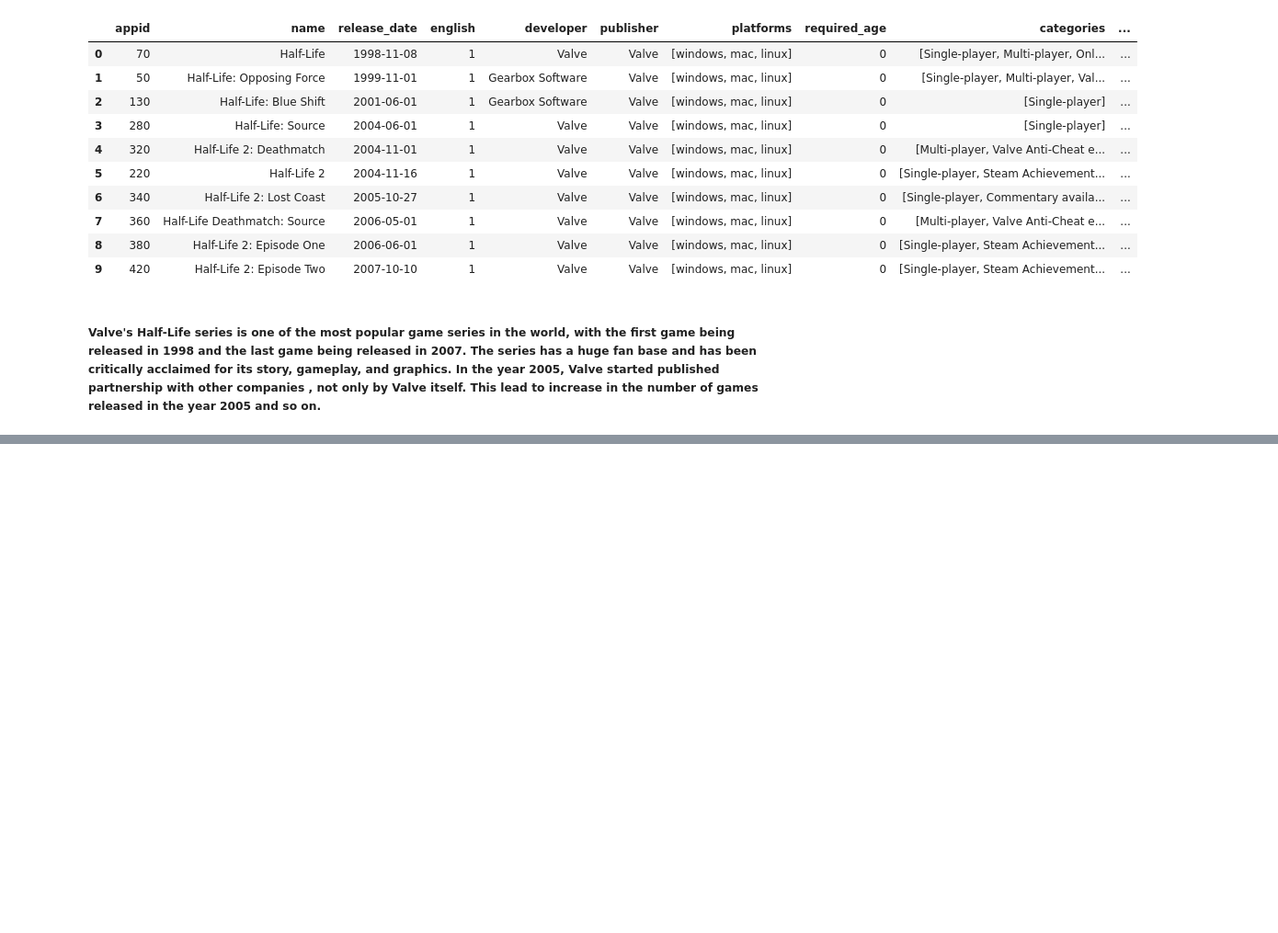
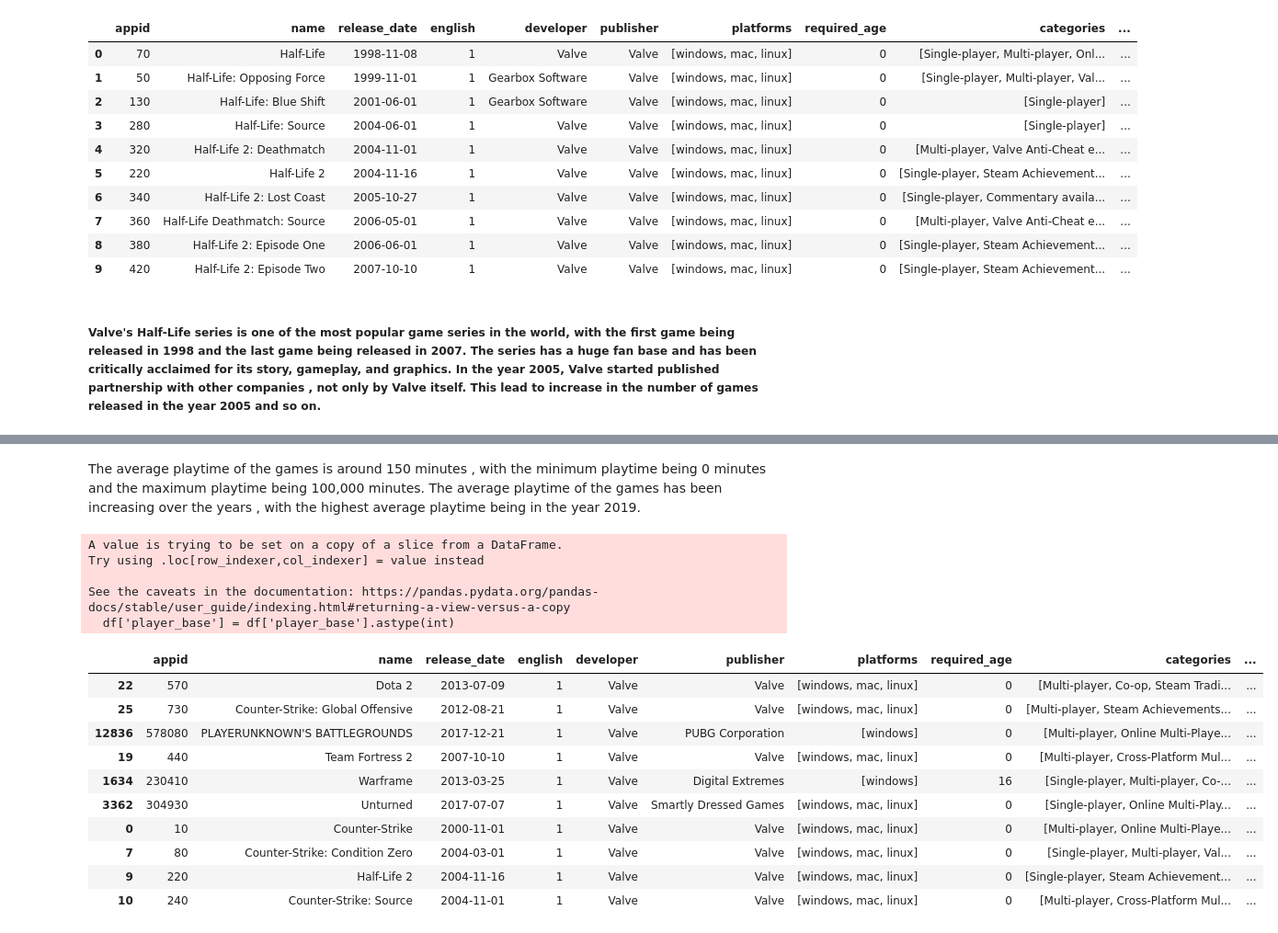
Before and after one commit to K1ko/SteamStoreGames-Analysis, a Jupyter notebook: EDA.ipynb, the cells around one changed output, grey strips where cells are left out. Shown at 92% size. Drawn from its saved outputs; the diff is of its cells as text; code cells hidden in the pictures; blank space fills up the shorter version.

```diff
--- a/EDA.ipynb
+++ b/EDA.ipynb
@@ -387,0 +473,24 @@ SELECT * FROM df WHERE name LIKE '%Half-Life%' ORDER BY release_date
+# %% [markdown]
+The average playtime of the games is around 150 minutes , with the minimum playtime being 0 minutes and the maximum playtime being 100,000 minutes. The average playtime of the games has been increasing over the years , with the highest average playtime being in the year 2019.
+# %%
+# Top 10 games with the highest playtime
+# convert player_base to int
+df['player_base'] = df['player_base'].astype(int)
+df.nlargest(10, 'player_base')
+# %% [output]
+A value is trying to be set on a copy of a slice from a DataFrame.
+Try using .loc[row_indexer,col_indexer] = value instead
+
+See the caveats in the documentation: https://pandas.pydata.org/pandas-docs/stable/user_guide/indexing.html#returning-a-view-versus-a-copy
+  df['player_base'] = df['player_base'].astype(int)
+|  | appid | name | release_date | english | developer | publisher | platforms | required_age | categories | ... |
+| 22 | 570 | Dota 2 | 2013-07-09 | 1 | Valve | Valve | [windows, mac, linux] | 0 | [Multi-player, Co-op, Steam Tradi... | ... |
+| 25 | 730 | Counter-Strike: Global Offensive | 2012-08-21 | 1 | Valve | Valve | [windows, mac, linux] | 0 | [Multi-player, Steam Achievements... | ... |
+| 12836 | 578080 | PLAYERUNKNOWN'S BATTLEGROUNDS | 2017-12-21 | 1 | Valve | PUBG Corporation | [windows] | 0 | [Multi-player, Online Multi-Playe... | ... |
+| 19 | 440 | Team Fortress 2 | 2007-10-10 | 1 | Valve | Valve | [windows, mac, linux] | 0 | [Multi-player, Cross-Platform Mul... | ... |
+| 1634 | 230410 | Warframe | 2013-03-25 | 1 | Valve | Digital Extremes | [windows] | 16 | [Single-player, Multi-player, Co-... | ... |
+| 3362 | 304930 | Unturned | 2017-07-07 | 1 | Valve | Smartly Dressed Games | [windows, mac, linux] | 0 | [Single-player, Online Multi-Play... | ... |
+| 0 | 10 | Counter-Strike | 2000-11-01 | 1 | Valve | Valve | [windows, mac, linux] | 0 | [Multi-player, Online Multi-Playe... | ... |
+| 7 | 80 | Counter-Strike: Condition Zero | 2004-03-01 | 1 | Valve | Valve | [windows, mac, linux] | 0 | [Single-player, Multi-player, Val... | ... |
+| 9 | 220 | Half-Life 2 | 2004-11-16 | 1 | Valve | Valve | [windows, mac, linux] | 0 | [Single-player, Steam Achievement... | ... |
+| 10 | 240 | Counter-Strike: Source | 2004-11-01 | 1 | Valve | Valve | [windows, mac, linux] | 0 | [Multi-player, Cross-Platform Mul... | ... |
```
Also changed, not shown: parts of 9 cells of this notebook.
